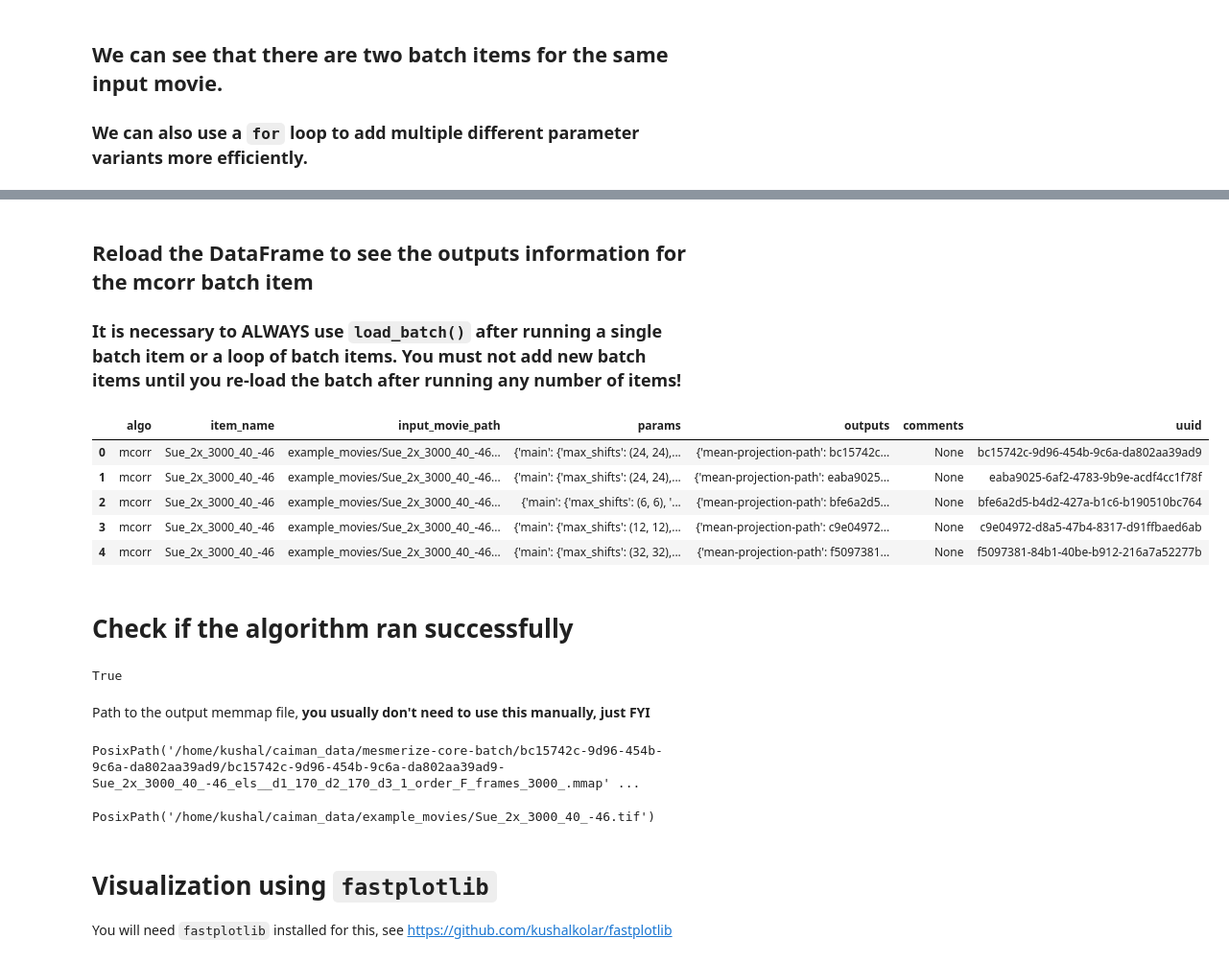
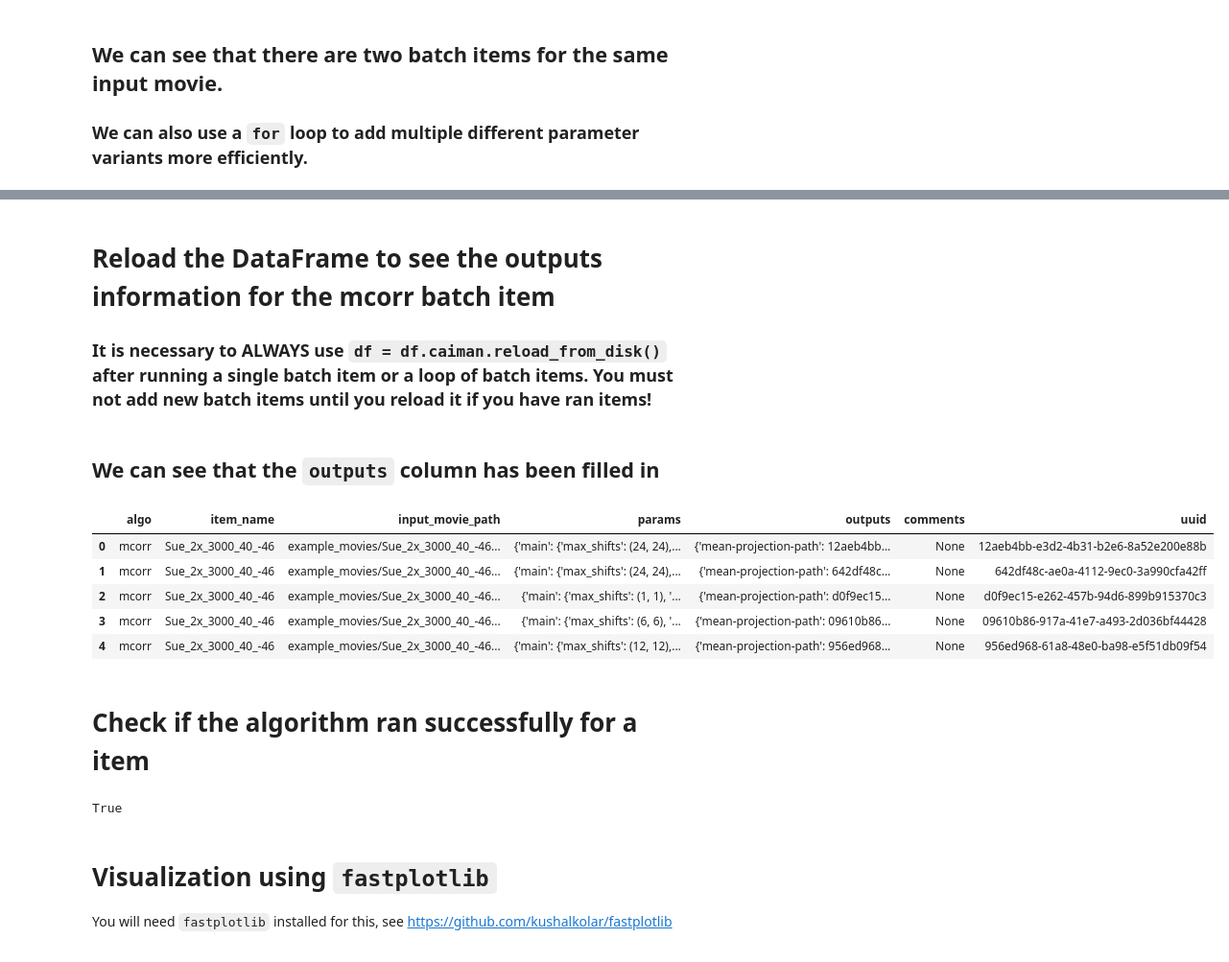
Before and after one commit to nel-lab/mesmerize-core, a Jupyter notebook: notebooks/mcorr_cnmf.ipynb, the cells around one changed output, grey strips where cells are left out. Shown at 96% size. Drawn from its saved outputs; the diff is of its cells as text; code cells hidden in the pictures.

```diff
--- a/notebooks/mcorr_cnmf.ipynb
+++ b/notebooks/mcorr_cnmf.ipynb
@@ -206,2 +215,2 @@ Move the cursor to the end of the following line and press `Shift + Tab` on your
 # %%
-row.caiman.run(
+row.caiman.
@@ -211,9 +224,6 @@ row.caiman.run(
 # on windows it will run locally
 process = row.caiman.run()
 
-# reload the batch dataframe if using the `local` backend
-# the `local` backend is used by default on Windows
-# this is unnecessary on Linux & Mac
-if process.__class__.__name__ == "DummyProcess":
-    df = load_batch(df.paths.get_batch_path())
+# reload dataframe from disk when done
+df = df.caiman.reload_from_disk()
 # %% [output]
@@ -233,13 +256,12 @@ finished computing correlation image
 # %%
-# iterrows() iterates through rows and returns the numerical index and row for each iteration
 for i, row in df.iterrows():
     if not i > 0: # skip the first item since we've run it already
         continue
     process = row.caiman.run()
 
-    # reload the batch dataframe if using the `local` backend
-    # the `local` backend is used by default on Windows
+    # on Windows you MUST reload the batch dataframe after every iteration because it uses the `local` backend.
     # this is unnecessary on Linux & Mac
+    # "DummyProcess" is used for local backend so this is automatic
     if process.__class__.__name__ == "DummyProcess":
-        df = load_batch(df.paths.get_batch_path())
+        df = df.caiman.reload_from_disk()
 # %% [output]
@@ -290,38 +333,26 @@ finished computing correlation image
 # %% [markdown]
-## Reload the DataFrame to see the outputs information for the mcorr batch item
-### It is necessary to ALWAYS use `load_batch()` after running a single batch item or a loop of batch items. You must not add new batch items until you re-load the batch after running any number of items!
+# Reload the DataFrame to see the outputs information for the mcorr batch item
+### It is necessary to ALWAYS use `df = df.caiman.reload_from_disk()` after running a single batch item or a loop of batch items. You must not add new batch items until you reload it if you have ran items!
+# %%
+df = df.caiman.reload_from_disk()
+# %% [markdown]
+## We can see that the `outputs` column has been filled in
 # %%
-df = load_batch(batch_path)
-# we can see that the output for the first item is not empty
 df
 # %% [output]
 |  | algo | item_name | input_movie_path | params | outputs | comments | uuid |
-| 0 | mcorr | Sue_2x_3000_40_-46 | example_movies/Sue_2x_3000_40_-46... | {'main': {'max_shifts': (24, 24),... | {'mean-projection-path': bc15742c... | None | bc15742c-9d96-454b-9c6a-da802aa39ad9 |
-| 1 | mcorr | Sue_2x_3000_40_-46 | example_movies/Sue_2x_3000_40_-46... | {'main': {'max_shifts': (24, 24),... | {'mean-projection-path': eaba9025... | None | eaba9025-6af2-4783-9b9e-acdf4cc1f78f |
-| 2 | mcorr | Sue_2x_3000_40_-46 | example_movies/Sue_2x_3000_40_-46... | {'main': {'max_shifts': (6, 6), '... | {'mean-projection-path': bfe6a2d5... | None | bfe6a2d5-b4d2-427a-b1c6-b190510bc764 |
-| 3 | mcorr | Sue_2x_3000_40_-46 | example_movies/Sue_2x_3000_40_-46... | {'main': {'max_shifts': (12, 12),... | {'mean-projection-path': c9e04972... | None | c9e04972-d8a5-47b4-8317-d91ffbaed6ab |
-| 4 | mcorr | Sue_2x_3000_40_-46 | example_movies/Sue_2x_3000_40_-46... | {'main': {'max_shifts': (32, 32),... | {'mean-projection-path': f5097381... | None | f5097381-84b1-40be-b912-216a7a52277b |
+| 0 | mcorr | Sue_2x_3000_40_-46 | example_movies/Sue_2x_3000_40_-46... | {'main': {'max_shifts': (24, 24),... | {'mean-projection-path': 12aeb4bb... | None | 12aeb4bb-e3d2-4b31-b2e6-8a52e200e88b |
+| 1 | mcorr | Sue_2x_3000_40_-46 | example_movies/Sue_2x_3000_40_-46... | {'main': {'max_shifts': (24, 24),... | {'mean-projection-path': 642df48c... | None | 642df48c-ae0a-4112-9ec0-3a990cfa42ff |
+| 2 | mcorr | Sue_2x_3000_40_-46 | example_movies/Sue_2x_3000_40_-46... | {'main': {'max_shifts': (1, 1), '... | {'mean-projection-path': d0f9ec15... | None | d0f9ec15-e262-457b-94d6-899b915370c3 |
+| 3 | mcorr | Sue_2x_3000_40_-46 | example_movies/Sue_2x_3000_40_-46... | {'main': {'max_shifts': (6, 6), '... | {'mean-projection-path': 09610b86... | None | 09610b86-917a-41e7-a493-2d036bf44428 |
+| 4 | mcorr | Sue_2x_3000_40_-46 | example_movies/Sue_2x_3000_40_-46... | {'main': {'max_shifts': (12, 12),... | {'mean-projection-path': 956ed968... | None | 956ed968-61a8-48e0-ba98-e5f51db09f54 |
 # %% [markdown]
-# Check if the algorithm ran successfully
+# Check if the algorithm ran successfully for a item
 # %%
 # True if the algo ran succesfully
 df.iloc[0]["outputs"]["success"]
 # %% [output]
 True
-# %% [markdown]
-Path to the output memmap file, **you usually don't need to use this manually, just FYI**
-# %%
-# use extensions to get the full path the outputs and other useful things
-# you should always use the extensions
-# never handle the "outputs" dict manually!
-df.iloc[0].mcorr.get_output_path()
-# %% [output]
-PosixPath('/home/kushal/caiman_data/mesmerize-core-batch/bc15742c-9d96-454b-9c6a-da802aa39ad9/bc15742c-9d96-454b-9c6a-da802aa39ad9-Sue_2x_3000_40_-46_els__d1_170_d2_170_d3_1_order_F_frames_3000_.mmap' ...
-# %%
-# similarly resolve the full input movie path
-df.iloc[0].caiman.get_input_movie_path()
-# %% [output]
-PosixPath('/home/kushal/caiman_data/example_movies/Sue_2x_3000_40_-46.tif')
 # %% [markdown]
 # Visualization using `fastplotlib`
 You will need `fastplotlib` installed for this, see https://github.com/kushalkolar/fastplotlib
```
Also changed, not shown: parts of 101 cells of this notebook, 1 other file.
